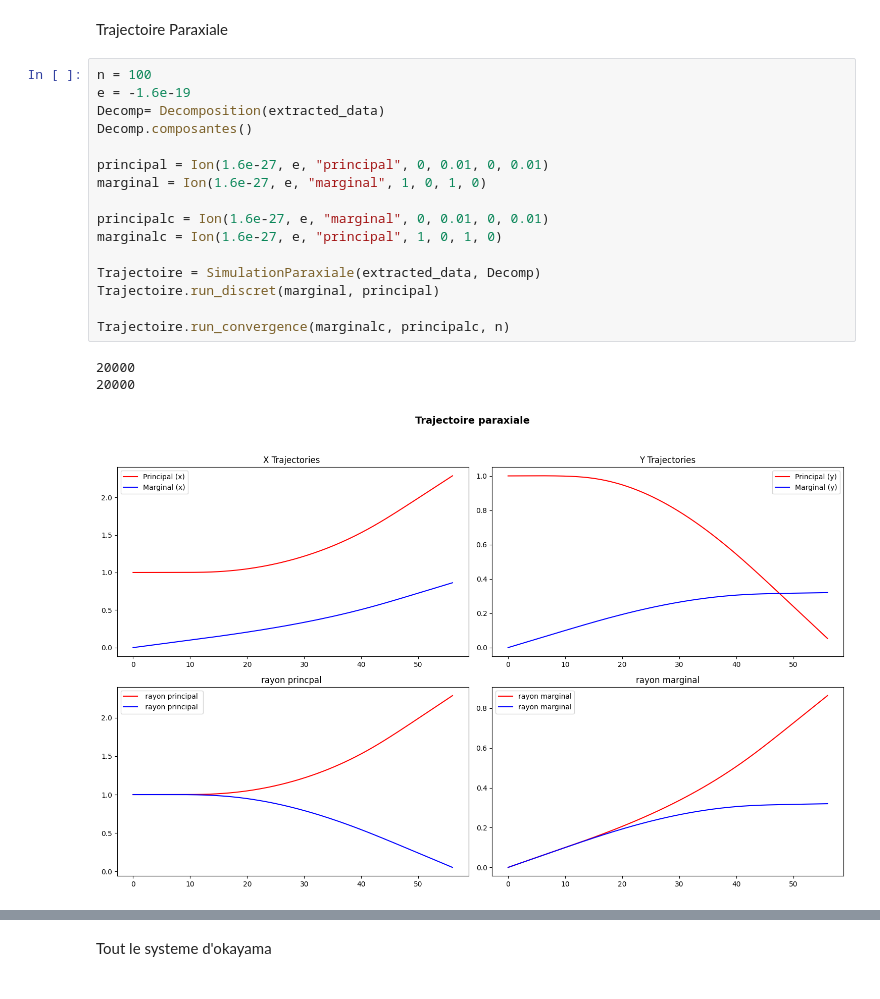
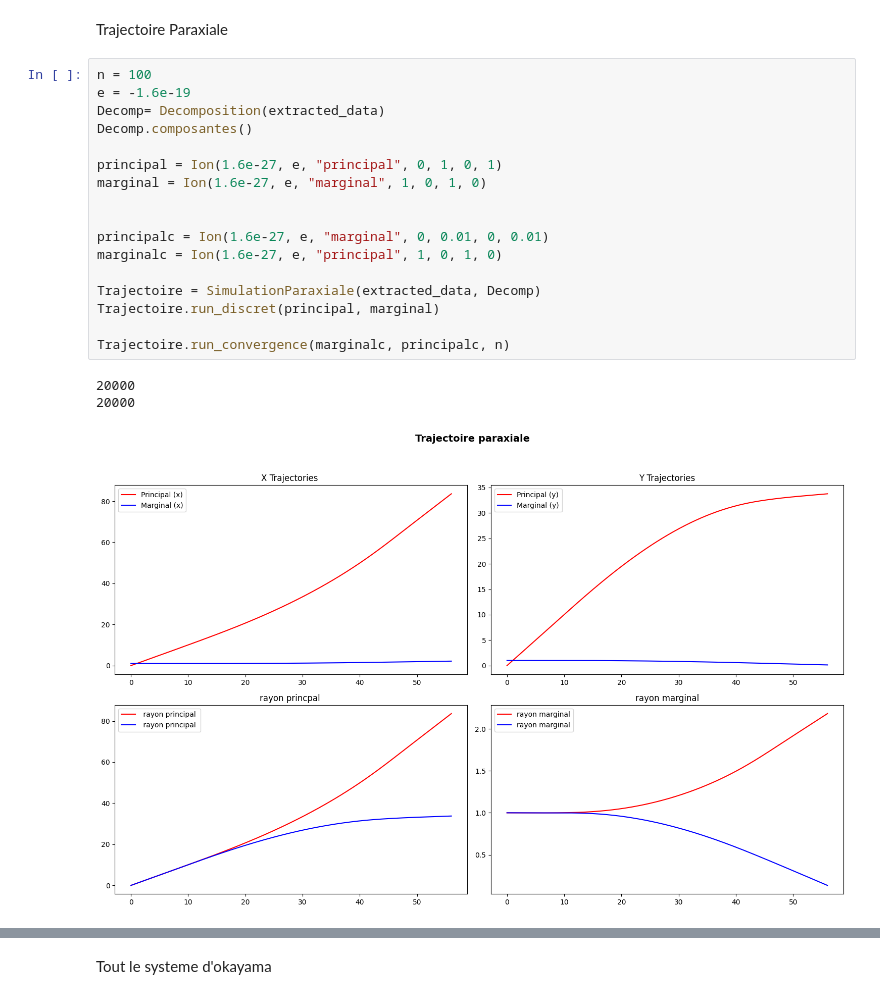
Before and after one commit to louise-lammertyn/projet-multi-code, a Jupyter notebook: Quadrupole_model/Data_exploitation_1982.ipynb, the cells around one changed output, grey strips where cells are left out. Saved outputs shown, nothing was run; the diff lists cells and outputs as text.

```diff
--- a/Quadrupole_model/Data_exploitation_1982.ipynb
+++ b/Quadrupole_model/Data_exploitation_1982.ipynb
@@ -81,20 +78,21 @@ Trajectoire Paraxiale
 # %%
 n = 100
 e = -1.6e-19
 Decomp= Decomposition(extracted_data)
 Decomp.composantes()
 
-principal = Ion(1.6e-27, e, "principal", 0, 0.01, 0, 0.01)
+principal = Ion(1.6e-27, e, "principal", 0, 1, 0, 1)
 marginal = Ion(1.6e-27, e, "marginal", 1, 0, 1, 0)
+
 
 principalc = Ion(1.6e-27, e, "marginal", 0, 0.01, 0, 0.01)
 marginalc = Ion(1.6e-27, e, "principal", 1, 0, 1, 0)
 
 Trajectoire = SimulationParaxiale(extracted_data, Decomp)
-Trajectoire.run_discret(marginal, principal)
+Trajectoire.run_discret(principal, marginal)
 
 Trajectoire.run_convergence(marginalc, principalc, n)
 # %% [output]
 20000
 20000
-[figure, old version]
+[figure, new version]
```
Also changed, not shown: parts of 9 cells of this notebook, 3 other files.
